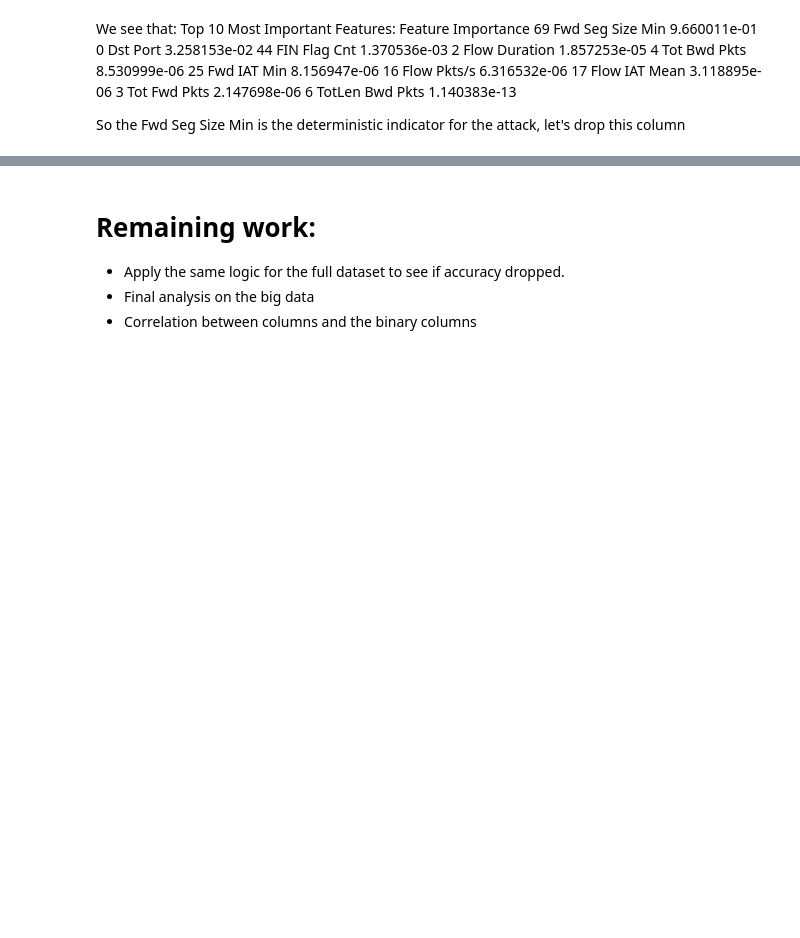
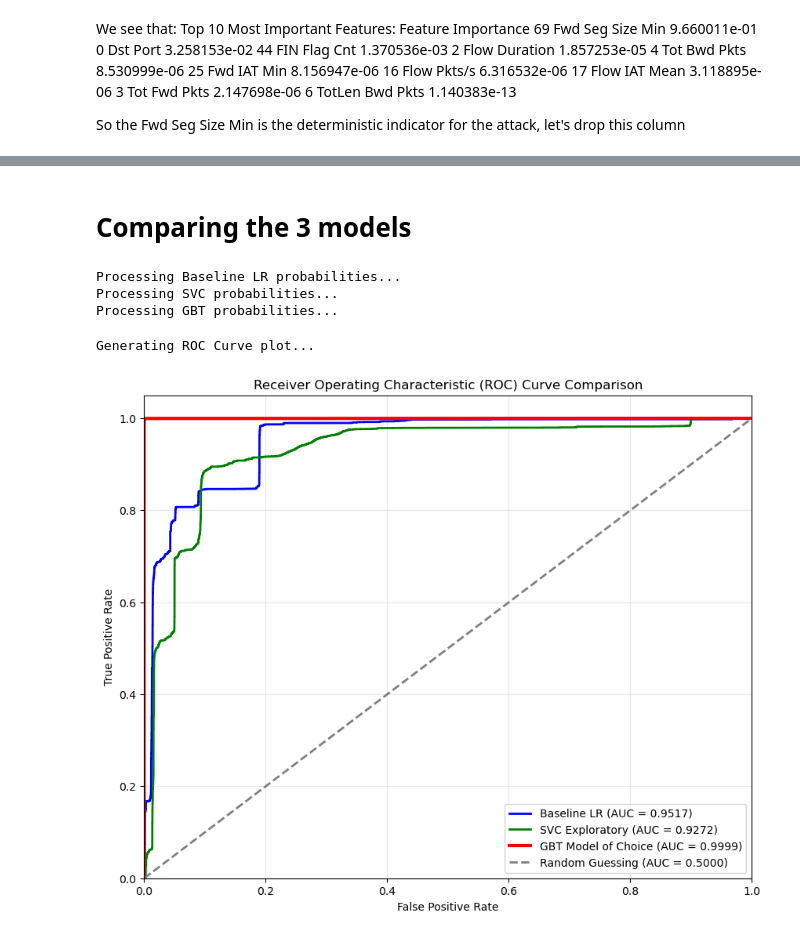
Before and after one commit to huyenphamn/Network-Intrusion-Detection, a Jupyter notebook: notebooks/01_eda.ipynb, the cells around one changed output, grey strips where cells are left out. Drawn from its saved outputs; the diff is of its cells as text; code cells hidden in the pictures; blank space fills up the shorter version.

```diff
--- a/notebooks/01_eda.ipynb
+++ b/notebooks/01_eda.ipynb
@@ -389,5 +446,65 @@ Logistic Regression (L2) Recall: 0.8741
-# %% [markdown]
-# Remaining work:
-- Apply the same logic for the full dataset to see if accuracy dropped.
-- Final analysis on the big data
-- Correlation between columns and the binary columns
+# %% [markdown]
+# Comparing the 3 models
+# %%
+import matplotlib.pyplot as plt
+from sklearn.metrics import roc_curve, auc
+from pyspark.sql.functions import udf
+from pyspark.sql.types import FloatType
+
+extract_prob = udf(lambda x: float(x[1]), FloatType()) # Udf to extract probabilities from PySpark vector
+
+# 1. Baseline Logistic Regression L2
+print("Processing Baseline LR probabilities...")
+lr_preds_pd = lr_predictions.select(
+    "target_label",
+    extract_prob("probability").alias("prob_1")
+).toPandas()
+fpr_lr, tpr_lr, _ = roc_curve(lr_preds_pd['target_label'], lr_preds_pd['prob_1'])
+roc_auc_lr = auc(fpr_lr, tpr_lr)
+
+# 2. Exploratory Support Vector Machine
+print("Processing SVC probabilities...")
+# svc_model is in Scikit-Learn, so we use predict_proba on X_test
+svc_probs = svc_model.predict_proba(X_test)[:, 1]
+
+fpr_svc, tpr_svc, _ = roc_curve(y_test, svc_probs)
+roc_auc_svc = auc(fpr_svc, tpr_svc)
+
+# 3. Model of choice Gradient Boosting Tree
+print("Processing GBT probabilities...")
+# Extract probabilities from your 'predictions' PySpark dataframe
+gbt_preds_pd = predictions.select(
+    "target_label",
+    extract_prob("probability").alias("prob_1")
+).toPandas()
+
+fpr_gbt, tpr_gbt, _ = roc_curve(gbt_preds_pd['target_label'], gbt_preds_pd['prob_1'])
+roc_auc_gbt = auc(fpr_gbt, tpr_gbt)
+# %% [output]
+Processing Baseline LR probabilities...
+Processing SVC probabilities...
+Processing GBT probabilities...
+# %%
+# ROC curve
+print("Generating ROC Curve plot...")
+plt.figure(figsize=(10, 8))
+
+# Plot the lines for each model
+plt.plot(fpr_lr, tpr_lr, color='blue', lw=2, label=f'Baseline LR (AUC = {roc_auc_lr:.4f})')
+plt.plot(fpr_svc, tpr_svc, color='green', lw=2, label=f'SVC Exploratory (AUC = {roc_auc_svc:.4f})')
+plt.plot(fpr_gbt, tpr_gbt, color='red', lw=3, label=f'GBT Model of Choice (AUC = {roc_auc_gbt:.4f})')
+
+# Plot the "Random Guessing" diagonal line
+plt.plot([0, 1], [0, 1], color='gray', lw=2, linestyle='--', label='Random Guessing (AUC = 0.5000)')
+
+plt.xlim([0.0, 1.0])
+plt.ylim([0.0, 1.05])
+plt.xlabel('False Positive Rate')
+plt.ylabel('True Positive Rate')
+plt.title('Receiver Operating Characteristic (ROC) Curve Comparison')
+plt.legend(loc="lower right")
+plt.grid(alpha=0.3)
+plt.show()
+# %% [output]
+Generating ROC Curve plot...
+[figure, added]
```
Also changed, not shown: parts of 7 cells of this notebook, 9 other files.
